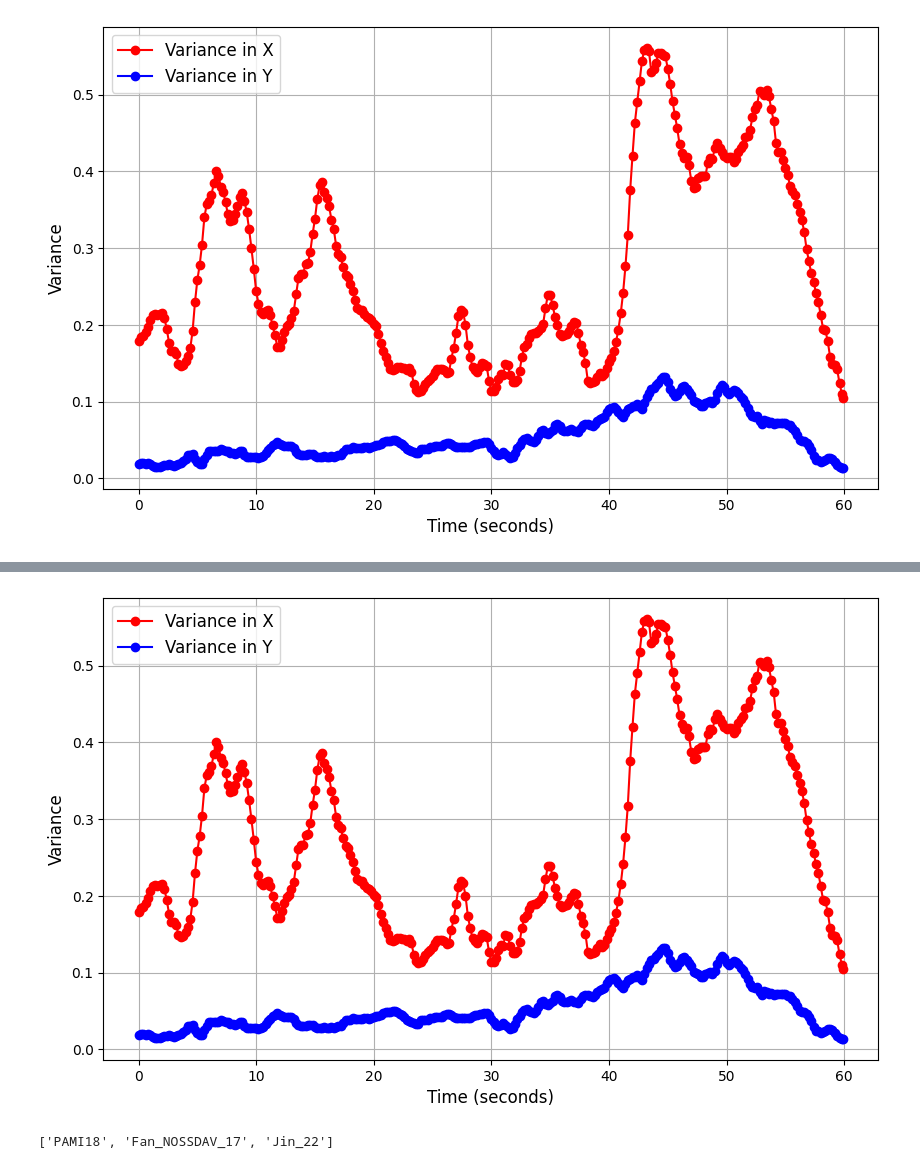
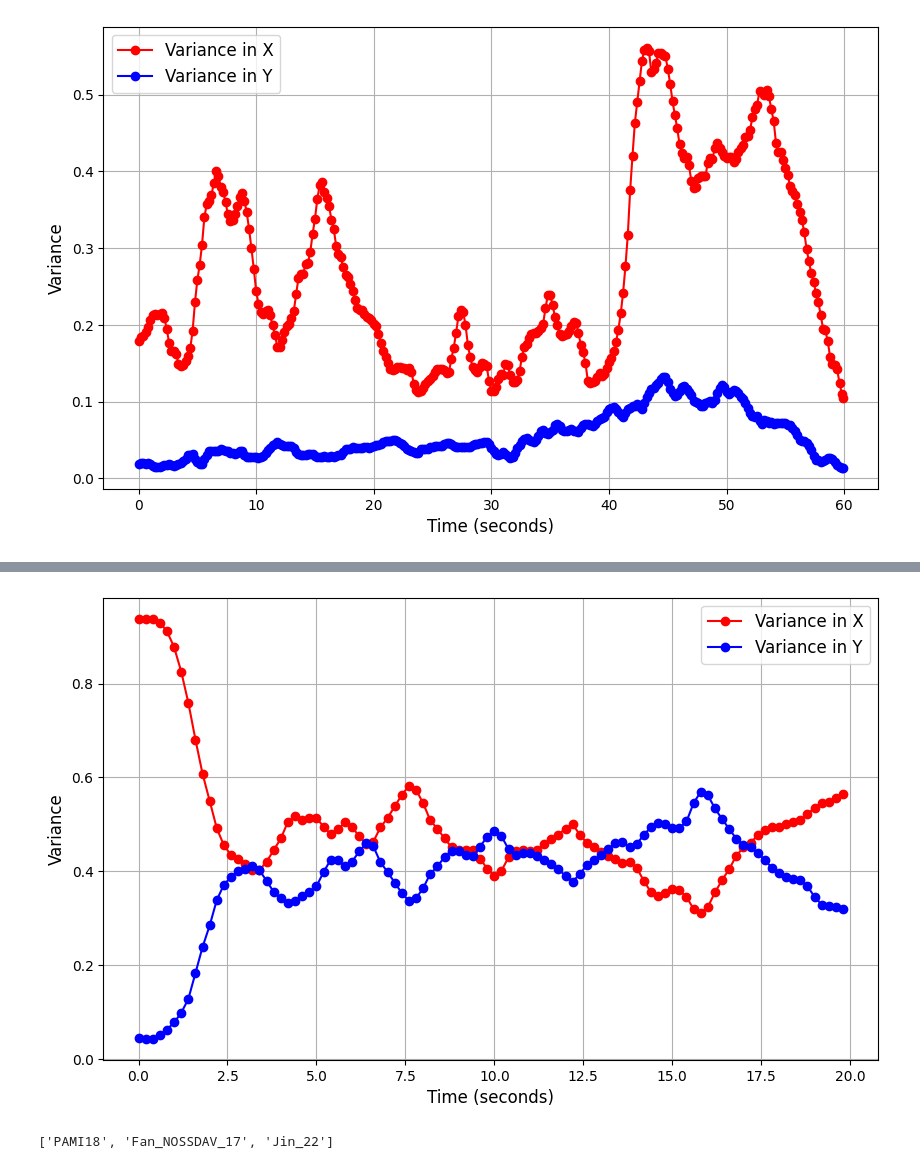
Before and after one commit to varun-pradhan-117/XR-pipeline, a Jupyter notebook: plotting.ipynb, the cells around one changed output, grey strips where cells are left out. Cells and saved outputs as stored; diff of their text form; code cells hidden in the pictures.

Commit message:
mmsys split

```diff
--- a/plotting.ipynb
+++ b/plotting.ipynb
@@ -18,7 +18,7 @@ from scipy.stats import pearsonr
 from Utils import load_dict_from_csv
 # %%
 datasets_folder='/media/Blue2TB1'
-datasets=['Jin_22','PAMI18','Fan_NOSSDAV_17']
+datasets=['Fan_NOSSDAV_17','Jin_22','PAMI18','MMSys18']
 dataset_colors = cm.rainbow(np.linspace(0, 1, len(datasets)))
 # %% [markdown]
 ## SITI Plots
@@ -371,8 +385,8 @@ def plot_mean_AEs_vs_entropy(entropies, aes,dataset,color='blue',fontsize=12,mar
 
     plt.figure(figsize=(8, 6))
     plt.scatter(mean_AEs, mean_entropies, color=color, marker='o',s=markersize)
-    for i, video in enumerate(videos):
-        plt.annotate(video, (mean_AEs[i], mean_entropies[i]), fontsize=fontsize-6, ha='right', va='bottom')
+    #for i, video in enumerate(videos):
+    #    plt.annotate(video, (mean_AEs[i], mean_entropies[i]), fontsize=fontsize-6, ha='right', va='bottom')
     #for i, video in enumerate(entropies):
     #    plt.annotate(video, (mean_AEs[i], mean_entropies[i]), fontsize=8)
     #plt.title(f'{dataset} Mean Entropy vs Mean AE')
@@ -1464,14 +1480,14 @@ def plot_3D_2d_trajectory_with_time(data_folder, dataset, vid_name, fsize=22):
     # Show the variance plot
     plt.show()
 # %%
-plot_3D_2d_trajectory_with_time(datasets_folder,'Jin_22', 'video_22',fsize=22)
+plot_3D_2d_trajectory_with_time(datasets_folder,'MMSys18', '19_Touvet',fsize=22)
 # %% [output]
 [interactive output not drawn]
 [interactive output not drawn]
 [interactive output not drawn]
 [interactive output not drawn]
 [interactive output not drawn]
-[figure, old version]
+[figure, new version]
 # %%
 
 def plot_2D_trajectory_with_time(data_folder, dataset, vid_name, fsize=22):
```
Also changed, not shown: parts of 12 cells of this notebook, 2 other files.
